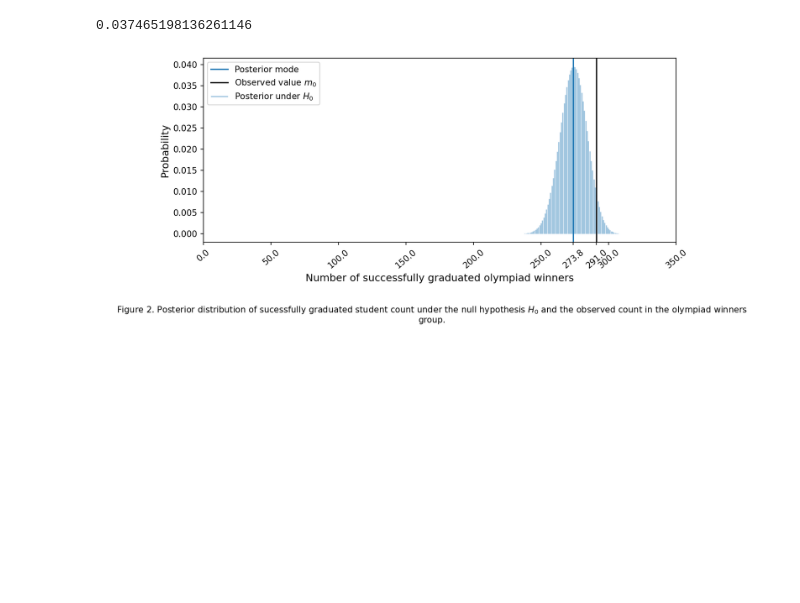
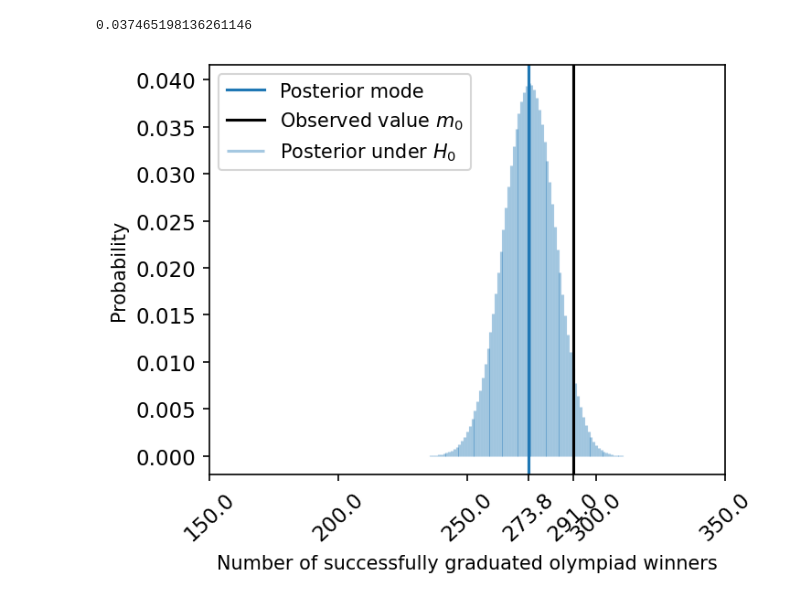
Before and after one commit to kortukov/learning_analytics, a Jupyter notebook: experiments/2_statistical_testing.ipynb, the cells around one changed output. Saved outputs shown, nothing was run; the diff lists cells and outputs as text; code cells hidden in the pictures; blank space fills up the shorter version.

```diff
--- a/experiments/2_statistical_testing.ipynb
+++ b/experiments/2_statistical_testing.ipynb
@@ -221,27 +221,31 @@ p_value
 # %% [output]
 0.037465198136261146
 # %%
-fig,ax = plt.subplots(1,1, figsize=(10, 4),dpi=150)
+fig,ax = plt.subplots(1,1, figsize=(5, 4),dpi=150)
 
-x = np.arange(50, 320)
+x = np.arange(200, 320)
 
 ax.vlines(x, 0, m_o_posterior_h_o.pmf(x), alpha=0.4, label='Posterior under $H_0$')
 ax.axvline(m_o_posterior_h_o.mean(), ymax=1, color='C0', label='Posterior mode');
 
 ax.axvline(m_o,color='k', label='Observed value $m_0$');
-ax.set_xlabel('Number of successfully graduated olympiad winners', fontsize=12)
-ax.set_ylabel('Probability', fontsize=12)
+
+ax.xaxis.set_major_locator(ticker.MultipleLocator(50))
 
 extraticks = [m_o_posterior_h_o.mean(), m_o]
-plt.xticks(list(plt.xticks()[0]) + extraticks, rotation=40)
+plt.xticks(list(plt.xticks()[0]) + extraticks, rotation=43)
 
-txt="Figure 2. Posterior distribution of sucessfully graduated student count under the null hypothesis $H_0$ " \
-    "and the observed count in the olympiad winners group."
-plt.figtext(0.5, -0.2, txt, wrap=True, horizontalalignment='center')
 
 plt.legend(loc='upper left')
 
-plt.savefig('gfx/testing_fig_2.pdf')
+plt.xticks(fontsize=11)
+plt.yticks(fontsize=11)
+ax.set_xlabel('Number of successfully graduated olympiad winners', labelpad=5)
+ax.set_ylabel('Probability')
+
+plt.tight_layout()
+
+plt.savefig('gfx/testing_fig_2.pdf', bbox_inches='tight')
 plt.show()
 # %% [output]
-[figure, old version]
+[figure, new version]
```
Also changed, not shown: parts of 2 cells of this notebook, 3 other files.
